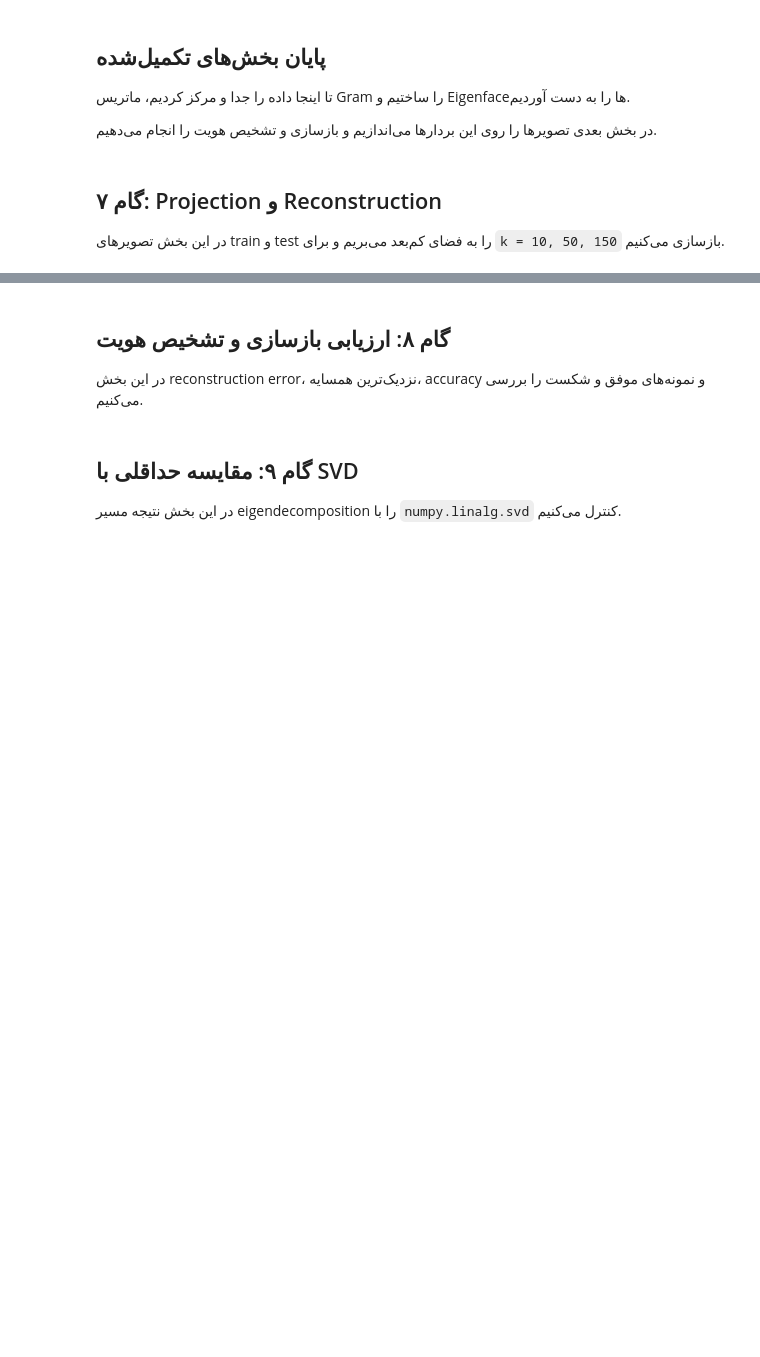
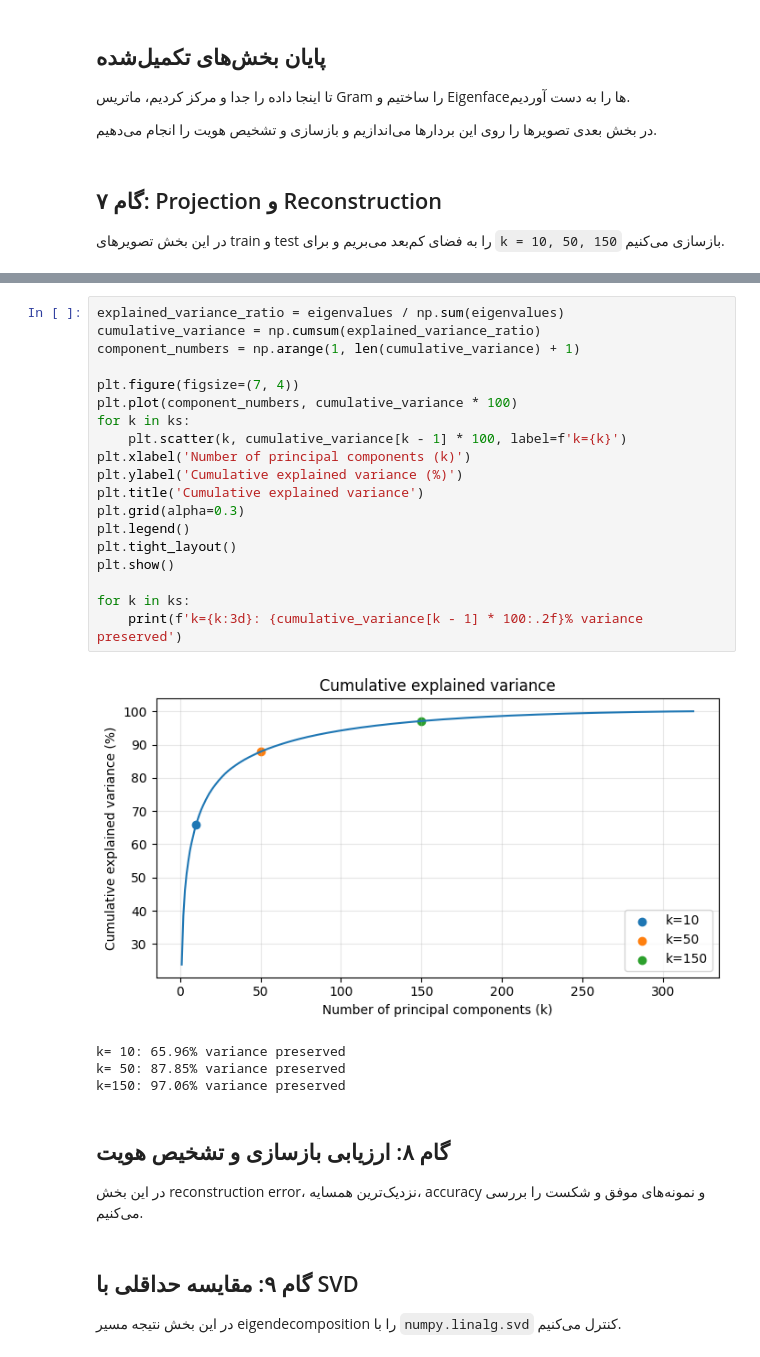
Before and after one commit to yasaman1994/eigenfaces-from-scratch, a Jupyter notebook: eigenfaces_from_scratch.ipynb, the cells around one changed output, grey strips where cells are left out. Saved outputs shown, nothing was run; the diff lists cells and outputs as text; blank space fills up the shorter version.

```diff
--- a/eigenfaces_from_scratch.ipynb
+++ b/eigenfaces_from_scratch.ipynb
@@ -251,3 +343,27 @@ plt.show()
+# %%
+explained_variance_ratio = eigenvalues / np.sum(eigenvalues)
+cumulative_variance = np.cumsum(explained_variance_ratio)
+component_numbers = np.arange(1, len(cumulative_variance) + 1)
+
+plt.figure(figsize=(7, 4))
+plt.plot(component_numbers, cumulative_variance * 100)
+for k in ks:
+    plt.scatter(k, cumulative_variance[k - 1] * 100, label=f'k={k}')
+plt.xlabel('Number of principal components (k)')
+plt.ylabel('Cumulative explained variance (%)')
+plt.title('Cumulative explained variance')
+plt.grid(alpha=0.3)
+plt.legend()
+plt.tight_layout()
+plt.show()
+
+for k in ks:
+    print(f'k={k:3d}: {cumulative_variance[k - 1] * 100:.2f}% variance preserved')
+# %% [output]
+[figure, added]
+k= 10: 65.96% variance preserved
+k= 50: 87.85% variance preserved
+k=150: 97.06% variance preserved
 # %% [markdown]
 ## گام ۸: ارزیابی بازسازی و تشخیص هویت
 
```
Also changed, not shown: parts of 17 cells of this notebook.
